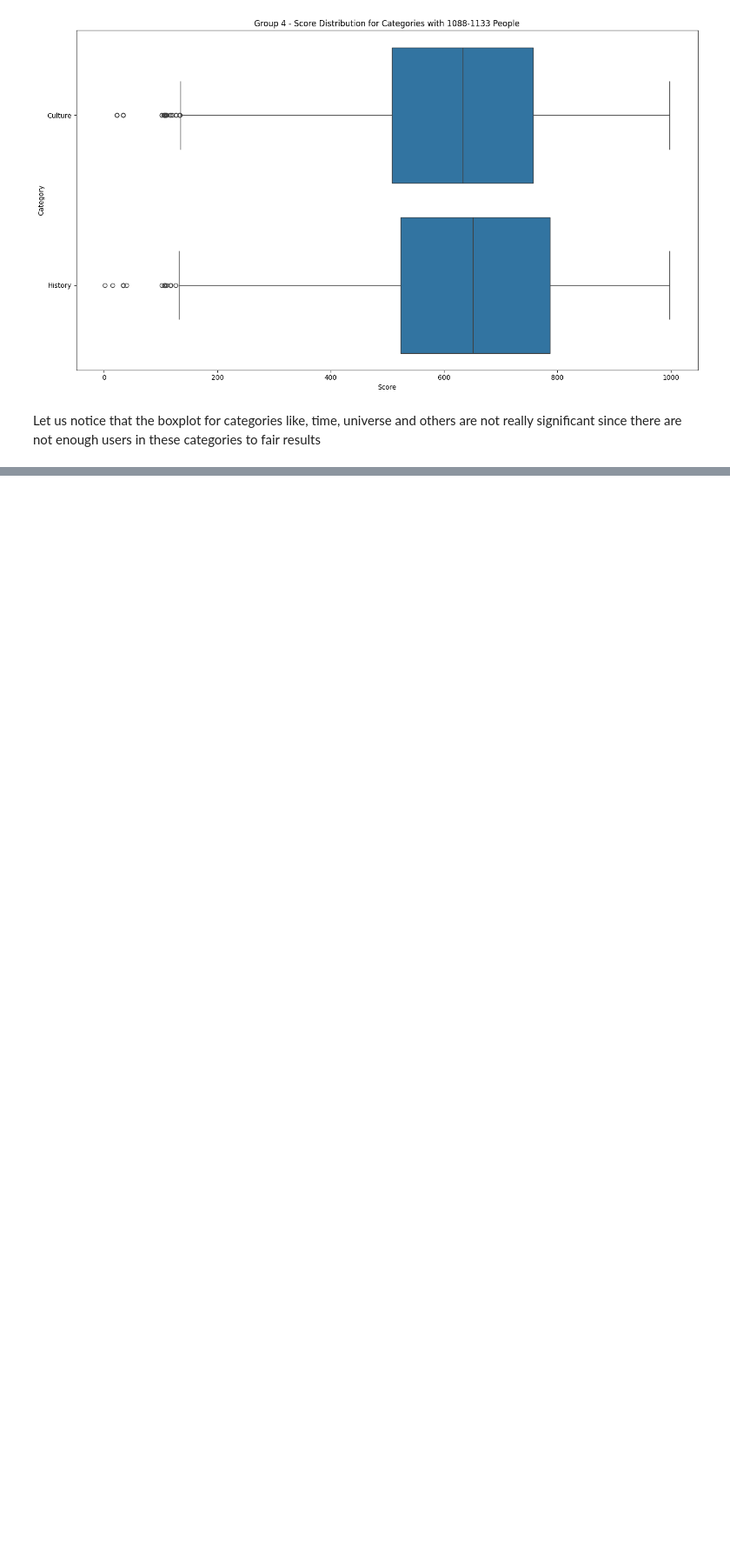
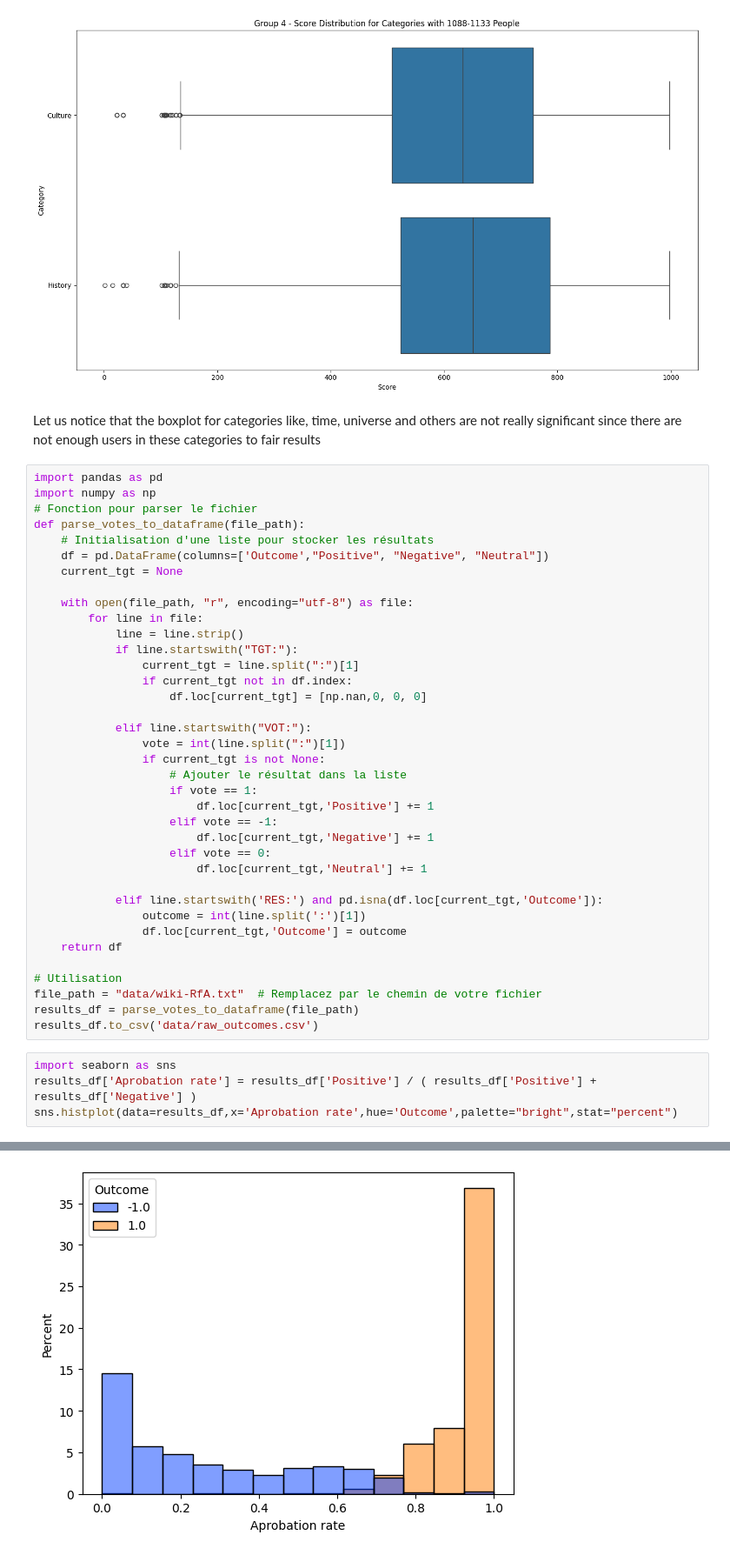
Before and after one commit to epfl-ada/ada-2024-project-supercoolteamname2024, a Jupyter notebook: Result.ipynb, the cells around one changed output, grey strips where cells are left out. Shown at 87% size. Saved outputs shown, nothing was run; the diff lists cells and outputs as text; blank space fills up the shorter version.

```diff
--- a/Result.ipynb
+++ b/Result.ipynb
@@ -825,3 +817,45 @@ plot_score_distribution_grouped(data, categories_df, categories_to_include)
 [figure]
 # %% [markdown]
 Let us notice that the boxplot for categories like, time, universe and others are not really significant since there are not enough users in these categories to fair results
+# %%
+import pandas as pd
+import numpy as np
+# Fonction pour parser le fichier
+def parse_votes_to_dataframe(file_path):
+    # Initialisation d'une liste pour stocker les résultats
+    df = pd.DataFrame(columns=['Outcome',"Positive", "Negative", "Neutral"])
+    current_tgt = None
+
+    with open(file_path, "r", encoding="utf-8") as file:
+        for line in file:
+            line = line.strip()
+            if line.startswith("TGT:"):
+                current_tgt = line.split(":")[1]
+                if current_tgt not in df.index:
+                    df.loc[current_tgt] = [np.nan,0, 0, 0]
+
+            elif line.startswith("VOT:"):
+                vote = int(line.split(":")[1])
+                if current_tgt is not None:
+                    # Ajouter le résultat dans la liste
+                    if vote == 1:
+                        df.loc[current_tgt,'Positive'] += 1
+                    elif vote == -1:
+                        df.loc[current_tgt,'Negative'] += 1
+                    elif vote == 0:
+                        df.loc[current_tgt,'Neutral'] += 1
+
+            elif line.startswith('RES:') and pd.isna(df.loc[current_tgt,'Outcome']):
+                outcome = int(line.split(':')[1])
+                df.loc[current_tgt,'Outcome'] = outcome
+    return df
+
+# Utilisation
+file_path = "data/wiki-RfA.txt"  # Remplacez par le chemin de votre fichier
+results_df = parse_votes_to_dataframe(file_path)
+results_df.to_csv('data/raw_outcomes.csv')
+# %%
+import seaborn as sns
+results_df['Aprobation rate'] = results_df['Positive'] / ( results_df['Positive'] + results_df['Negative'] )
+sns.histplot(data=results_df,x='Aprobation rate',hue='Outcome',palette="bright",stat="percent")
+# %% [output]
@@ -827,0 +863 @@ Let us notice that the boxplot for categories like, time, universe and others ar
+[figure, added]
```
Also changed, not shown: parts of 5 cells of this notebook, 1 other file.
